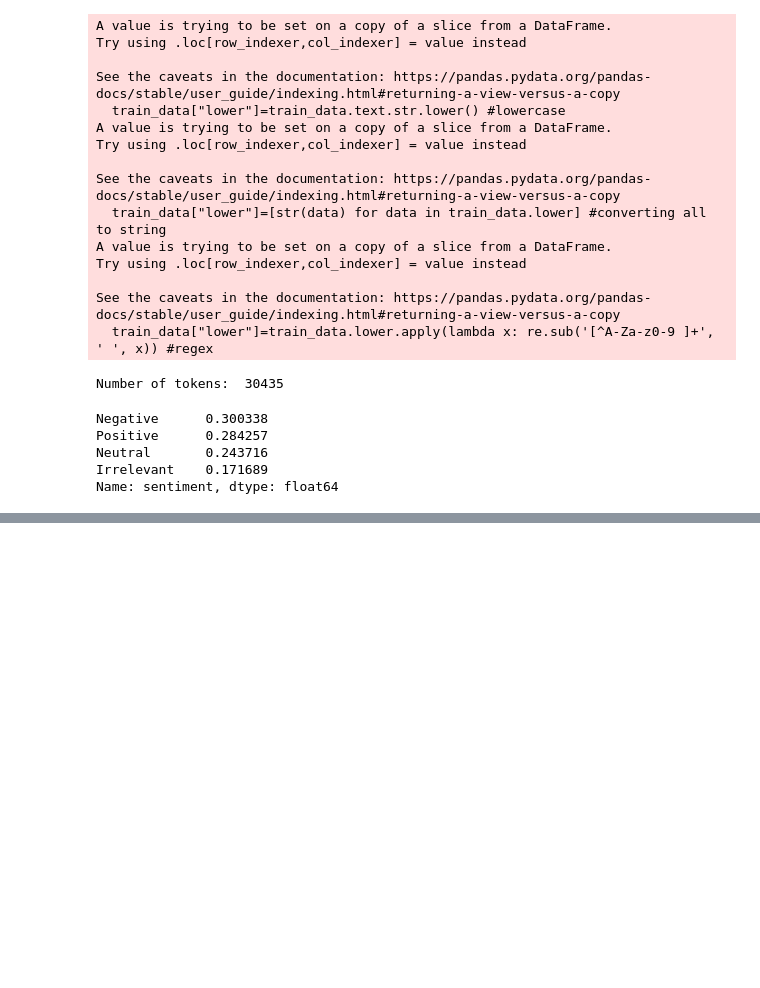
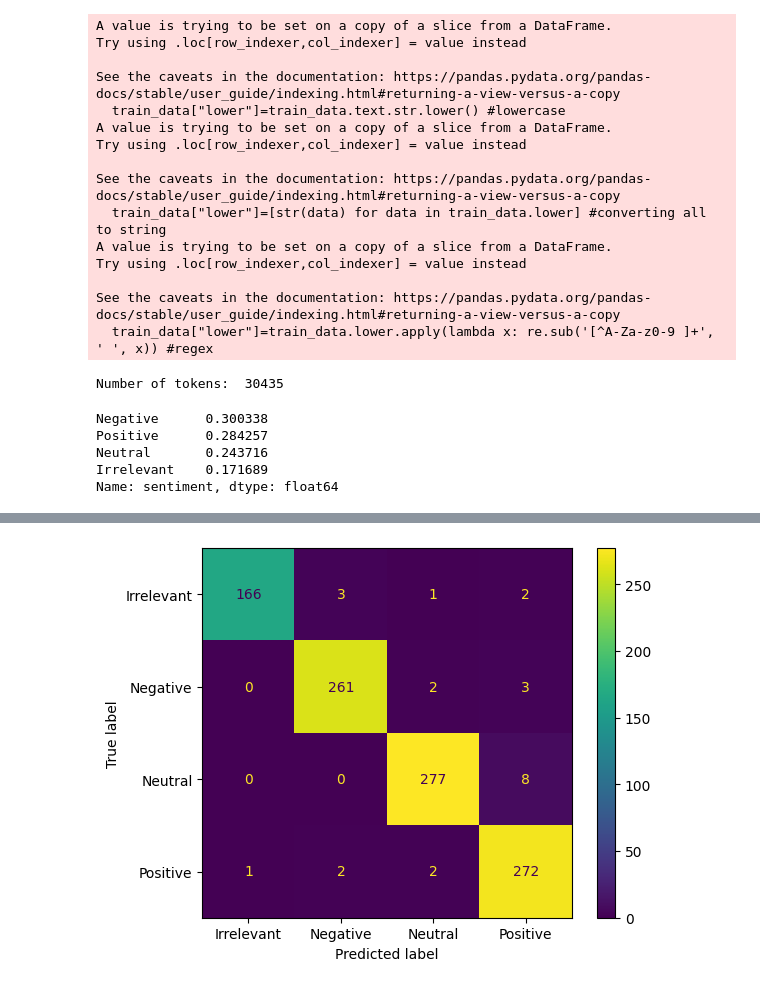
Before and after one commit to gregoriusavip/AI-text-classifier, a Jupyter notebook: training_model/MultinomialNB_Model.ipynb, the cells around one changed output, grey strips where cells are left out. Cells and saved outputs as stored; diff of their text form; code cells hidden in the pictures; blank space fills up the shorter version.

```diff
--- a/training_model/MultinomialNB_Model.ipynb
+++ b/training_model/MultinomialNB_Model.ipynb
@@ -266,0 +218,7 @@ joblib.dump(encoder, filename)
+# %%
+# 4 n-gram confusion matrix with validate data
+cm = confusion_matrix(y_val_test, val2_pred)
+
+ConfusionMatrixDisplay(confusion_matrix=cm, display_labels=mnb2.classes_).plot();
+# %% [output]
+[figure, added]
```
Also changed, not shown: parts of 20 cells of this notebook.
